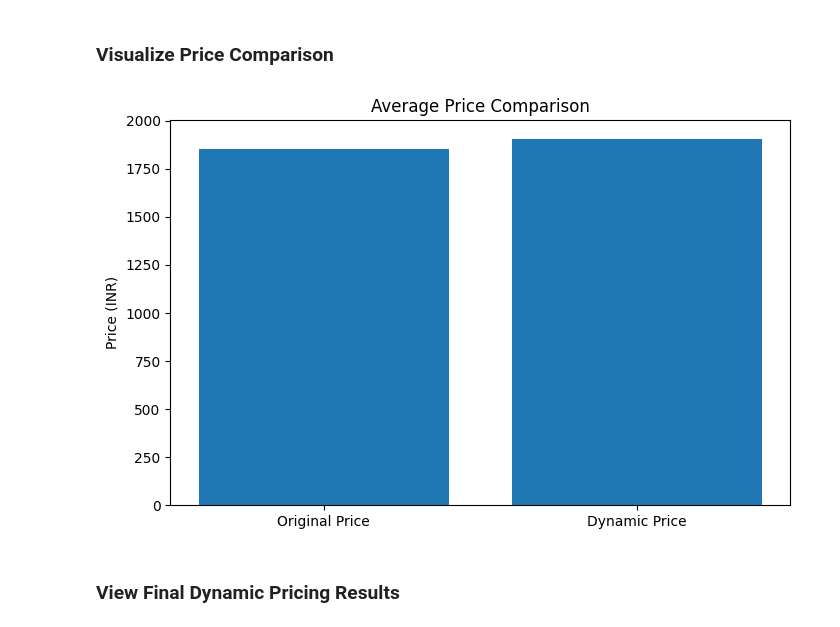
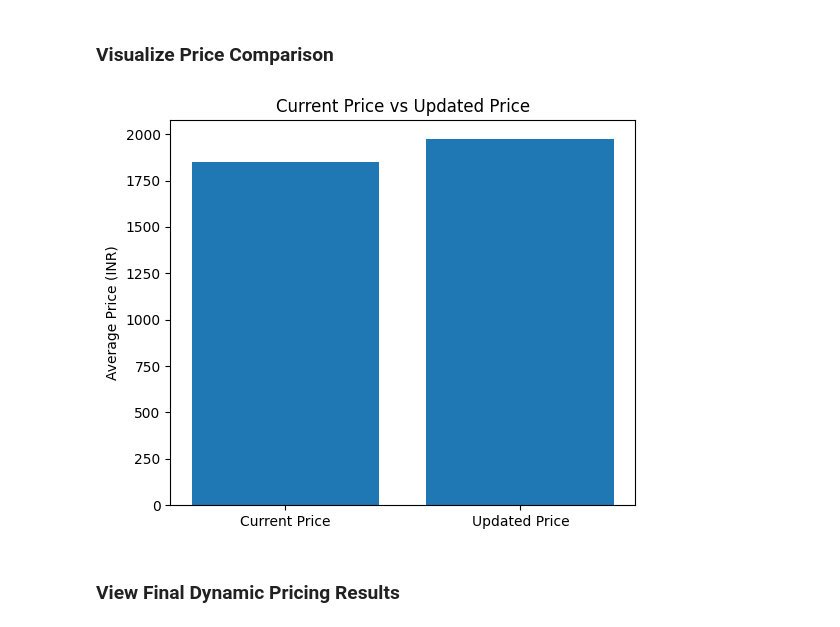
Before and after one commit to yogeshwartribhuvan2972-max/Dynamic-Pricing-Strategies-for-Fitness-Classes, a Jupyter notebook: Dynamic Pricing Algorithm.ipynb, the cells around one changed output. Drawn from its saved outputs; the diff is of its cells as text; code cells hidden in the pictures.

```diff
--- a/Dynamic Pricing Algorithm.ipynb
+++ b/Dynamic Pricing Algorithm.ipynb
@@ -76,3 +109,19 @@ dtypes: bool(1), datetime64[us](2), float64(2), int32(1), int64(3), str(4)
 memory usage: 424.6 KB
 # %% [markdown]
 ### Apply Dynamic Pricing Rules
+# %%
+location_demand = (
+    fitness_data
+    .groupby("ActivitySiteID")["Number Booked"]
+    .sum()
+)
+# %%
+top_locations = (
+    location_demand
+    .sort_values(ascending=False)
+    .head(3)
+    .index
+    .tolist()
+)
+
+print(top_locations)
@@ -99,3 +219,18 @@ fitness_data["NewPrice"] = fitness_data.apply(dynamic_price, axis=1)
+# %%
+fitness_data["CurrentRevenue"] = (
+    fitness_data["Price (INR)"] *
+    fitness_data["Number Booked"]
+)
+
+fitness_data["ExpectedRevenue"] = (
+    fitness_data["NewPrice"] *
+    fitness_data["ExpectedBookings"]
+)
+
+fitness_data["RevenueGain"] = (
+    fitness_data["ExpectedRevenue"] -
+    fitness_data["CurrentRevenue"]
+)
 # %% [markdown]
 ### Calculate Price Increase
 # %%
@@ -145,21 +287,23 @@ New Average Price : 1906.5871389480085
 # %% [markdown]
 ### Visualize Price Comparison
 # %%
-plt.figure(figsize=(8,5))
+import matplotlib.pyplot as plt
+
+plt.figure(figsize=(6,5))
 
 plt.bar(
-    ["Original Price", "Dynamic Price"],
+    ["Current Price","Updated Price"],
     [
         fitness_data["Price (INR)"].mean(),
         fitness_data["NewPrice"].mean()
     ]
 )
 
-plt.title("Average Price Comparison")
-plt.ylabel("Price (INR)")
+plt.title("Current Price vs Updated Price")
+plt.ylabel("Average Price (INR)")
 plt.show()
 # %% [output]
-[figure, old version]
+[figure, new version]
 # %% [markdown]
 ### View Final Dynamic Pricing Results
 # %%
```
Also changed, not shown: parts of 10 cells of this notebook, 7 other files.
